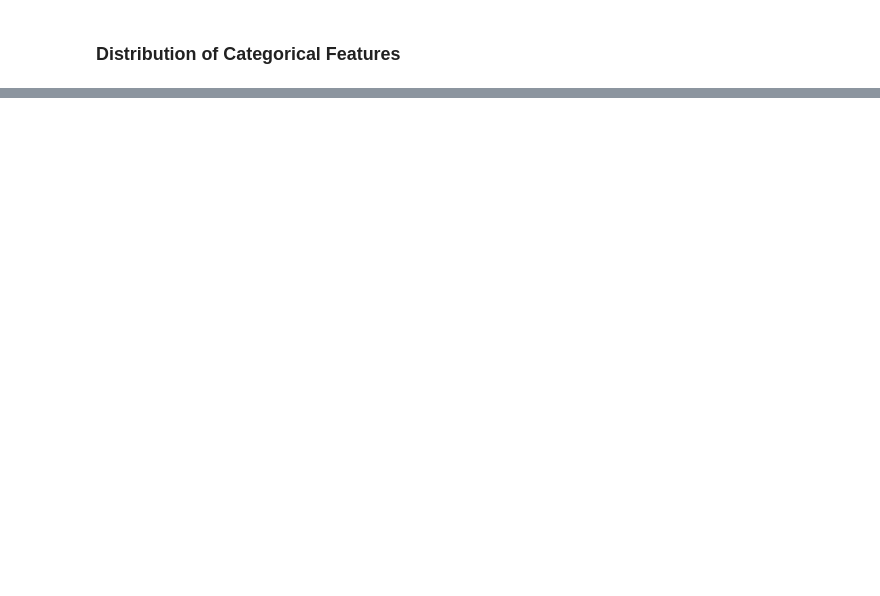
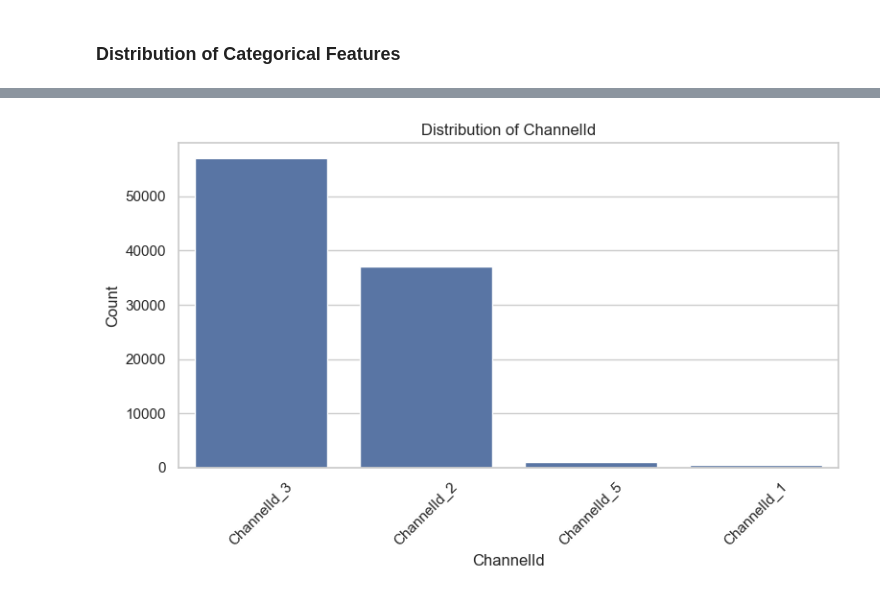
Before and after one commit to mubarek4566/credit-risk-model, a Jupyter notebook: notebooks/eda.ipynb, the cells around one changed output, grey strips where cells are left out. Drawn from its saved outputs; the diff is of its cells as text; code cells hidden in the pictures; blank space fills up the shorter version.

```diff
--- a/notebooks/eda.ipynb
+++ b/notebooks/eda.ipynb
@@ -178,0 +216,4 @@ preprocess.categorical_distributions()
+# %%
+preprocess.categorical_distributions(column='ChannelId')
+# %% [output]
+[figure, added]
```
Also changed, not shown: parts of 17 cells of this notebook, 1 other file.
